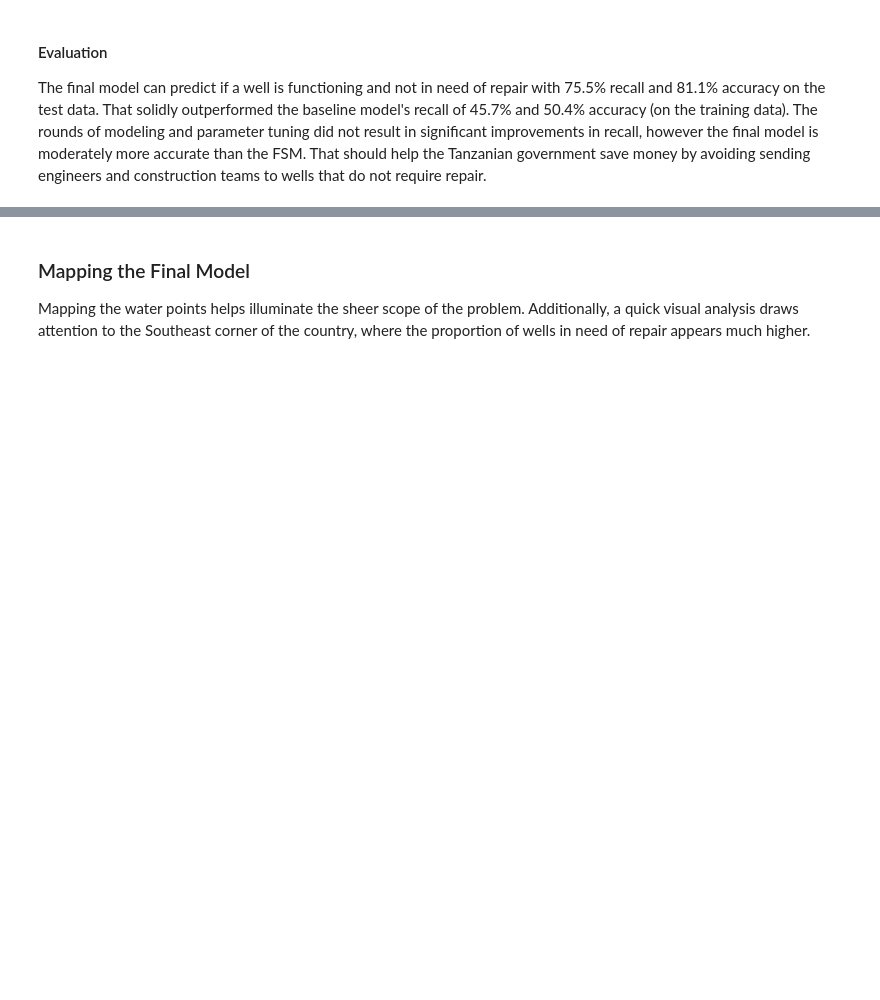
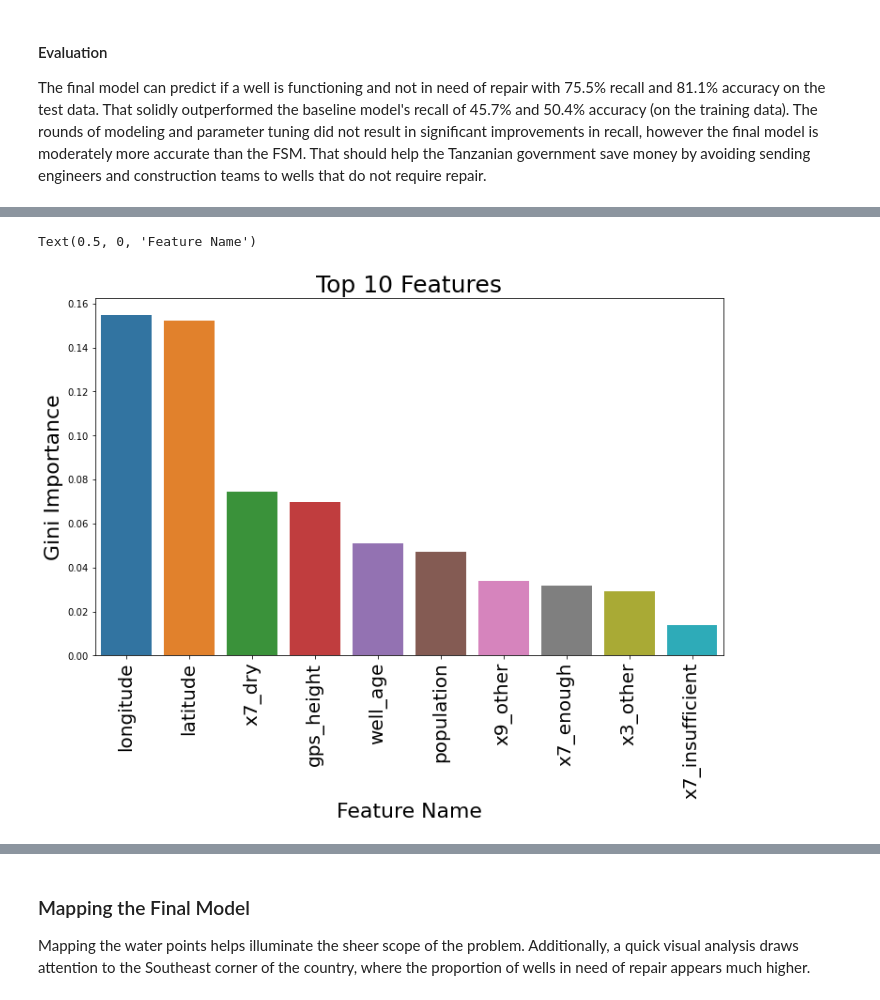
Before and after one commit to Noptov/Water-Wells-Project, a Jupyter notebook: Modeling.ipynb, the cells around one changed output, grey strips where cells are left out. Cells and saved outputs as stored; diff of their text form; code cells hidden in the pictures; blank space fills up the shorter version.

Commit message:
Feature importance

```diff
--- a/Modeling.ipynb
+++ b/Modeling.ipynb
@@ -807,0 +812,15 @@ The final model can predict if a well is functioning and not in need of repair w
+# %%
+rfcfinal = final_pipe.named_steps["rfc"]
+
+featimp = rfcfinal.feature_importances_
+# %%
+ohe_col_names = final_pipe.named_steps['ct'].named_transformers_['subpipe_cat']['ohe'].get_feature_names()
+ohe_cat_cols = ohe_col_names.tolist()
+
+num_list = num_feat.to_list()
+featnames = num_list + ohe_cat_cols
+# %%
+zipped = zip(featnames, featimp)
+feat_df = pd.DataFrame(zipped, columns=["feature", "value"])
+feat_df.sort_values(by=['value'], ascending=False, inplace=True)
+feat_df
@@ -807,0 +841,17 @@ The final model can predict if a well is functioning and not in need of repair w
+# %%
+"""The importance of a feature is computed as the (normalized) total reduction
+of the criterion brought by that feature. """
+
+# mapping code adapted from https://towardsdatascience.com/how-to-get-feature-importances-from-any-sklearn-pipeline-167a19f1214
+
+fig, ax = plt.subplots(1, 1, figsize=(12, 7))
+sns.barplot(x="feature",
+            y="value",
+            data=feat_df.head(10))
+ax.set_xticklabels(ax.get_xticklabels(), rotation=90, fontsize=20)
+ax.set_title("Top 10 Features", fontsize=25)
+ax.set_ylabel("Gini Importance", fontsize=22)
+ax.set_xlabel("Feature Name", fontsize=22)
+# %% [output]
+Text(0.5, 0, 'Feature Name')
+[figure, added]
```
Also changed, not shown: parts of 4 cells of this notebook.
